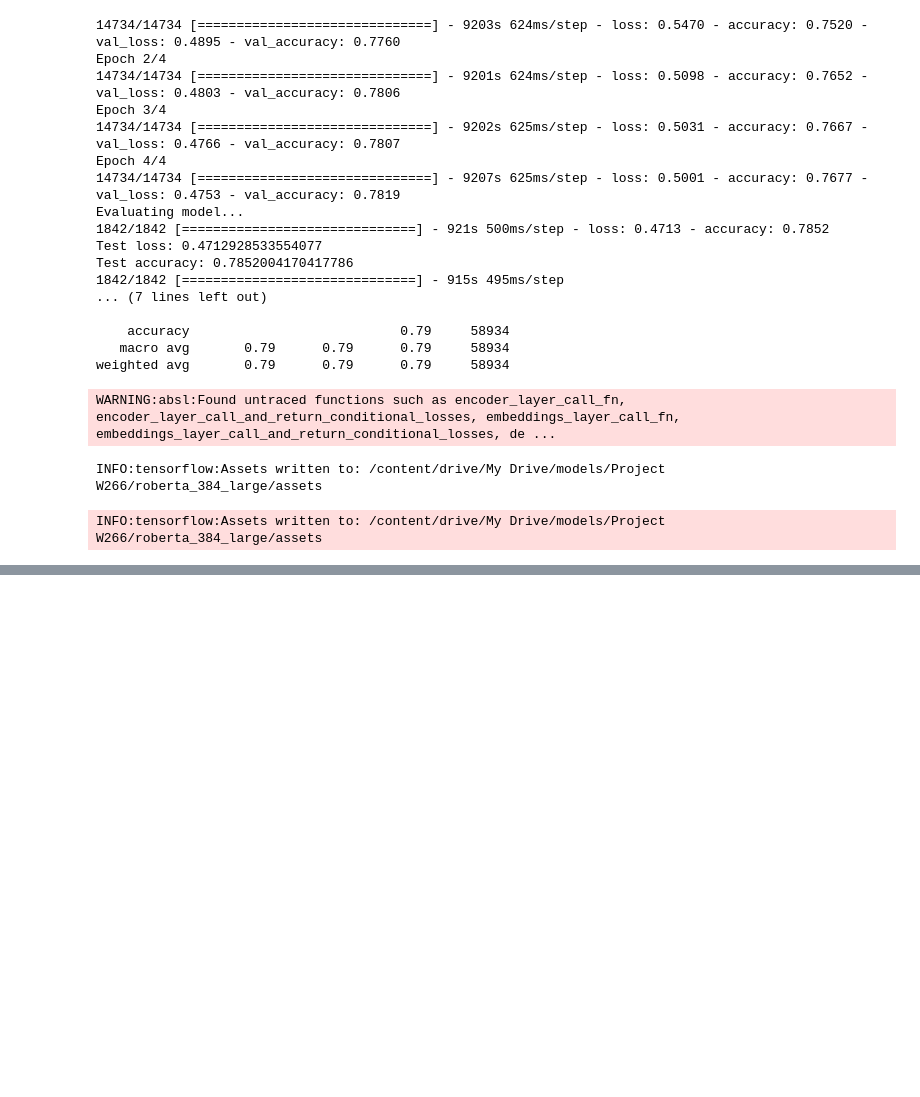
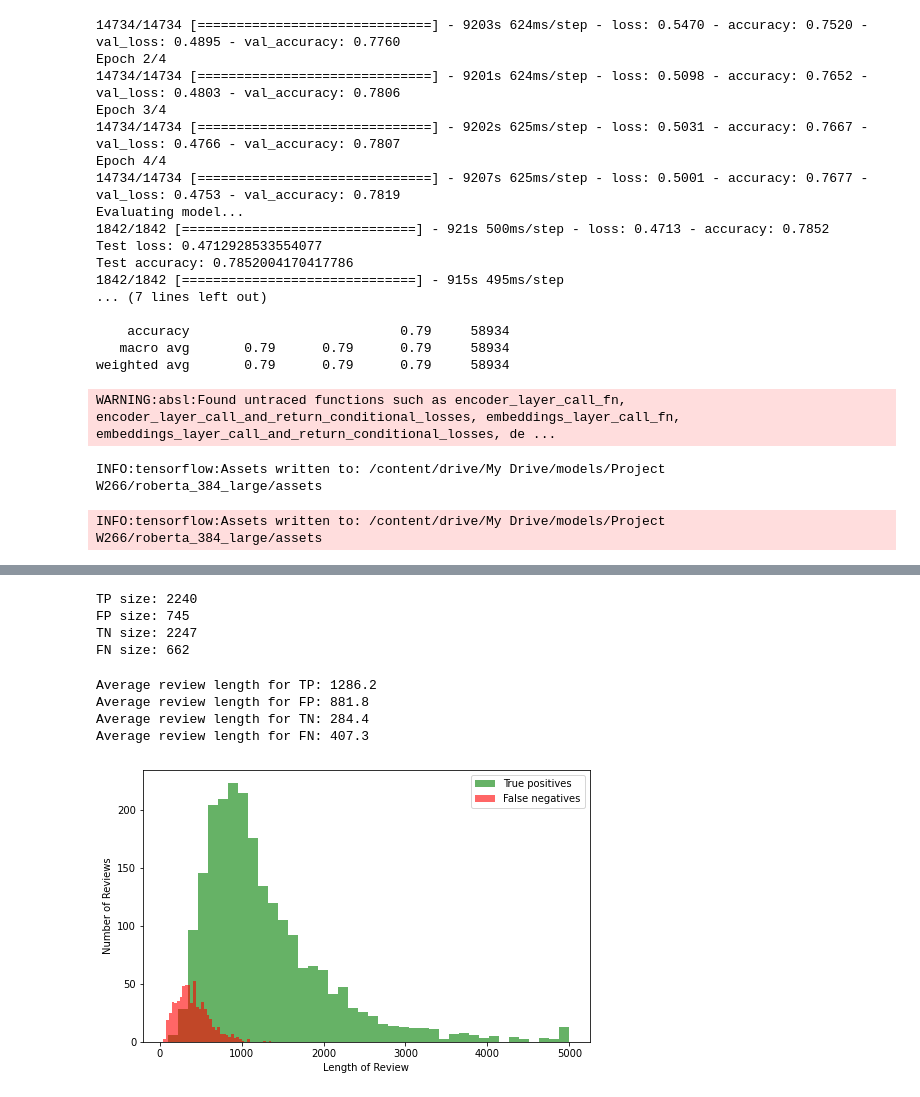
Before and after one commit to toby-p/nlp-bert-predicting-helpfulness, a Jupyter notebook: roBERTa.ipynb, the cells around one changed output, grey strips where cells are left out. Cells and saved outputs as stored; diff of their text form; code cells hidden in the pictures; blank space fills up the shorter version.

```diff
--- a/roBERTa.ipynb
+++ b/roBERTa.ipynb
@@ -116,7 +115,7 @@ def tokenize(length, data, tokenizer):
                 return_tensors='tf')
   return encodings
 
-def run_roberta(length, tokenizer, model_name, optimizer=None):
+def run_roberta(length, tokenizer, model_name, x_train, y_train, x_valid, y_valid, x_test, y_test, optimizer=None):
   """ Tokenizes, trains and evaluates roBERTa models for different max_lengths
   """
   print(f"This model will be saved as {model_name}")
@@ -406,0 +378,4 @@ INFO:tensorflow:Assets written to: /content/drive/My Drive/models/Project W266/r
+# %%
+# load previous best model to do some error analysis:
+saved_model = create_roberta_model()
+saved_model.load_weights('/content/drive/My Drive/models/Project W266/roberta_model_384')
@@ -406,0 +388,15 @@ INFO:tensorflow:Assets written to: /content/drive/My Drive/models/Project W266/r
+# %%
+test_encodings_roberta = tokenize(384, x_test, roberta_tokenizer)
+
+print(f'Created encoding for test data with shape {test_encodings_roberta.input_ids.shape}')
+
+print('Evaluating model...')
+score = saved_model.evaluate([test_encodings_roberta.input_ids, test_encodings_roberta.attention_mask], y_test)
+
+print("Test loss:", score[0])
+print("Test accuracy:", score[1])
+
+predictions = saved_model.predict([test_encodings_roberta.input_ids, test_encodings_roberta.attention_mask])
+preds = predictions.to_tuple()[0].argmax(1)
+print('\n Classification Report:\n')
+print(classification_report(y_test, preds))
@@ -406,0 +421,37 @@ INFO:tensorflow:Assets written to: /content/drive/My Drive/models/Project W266/r
+# %%
+test_results = pd.DataFrame({'text': x_test, 'label': y_test, 'pred': preds})
+test_results['text_length'] = [len(t) for t in test_results.text]
+TP = test_results[(test_results.label == 1) & (test_results.pred == 1)]
+FP = test_results[(test_results.label == 0) & (test_results.pred == 1)]
+TN = test_results[(test_results.label == 0) & (test_results.pred == 0)]
+FN = test_results[(test_results.label == 1) & (test_results.pred == 0)]
+
+print(f'TP size: {TP.shape[0]}')
+print(f'FP size: {FP.shape[0]}')
+print(f'TN size: {TN.shape[0]}')
+print(f'FN size: {FN.shape[0]}')
+# %% [output]
+TP size: 2240
+FP size: 745
+TN size: 2247
+FN size: 662
+# %%
+print(f'Average review length for TP: {round(TP.text_length.mean(), 1)}')
+print(f'Average review length for FP: {round(FP.text_length.mean(), 1)}')
+print(f'Average review length for TN: {round(TN.text_length.mean(), 1)}')
+print(f'Average review length for FN: {round(FN.text_length.mean(), 1)}')
+# %% [output]
+Average review length for TP: 1286.2
+Average review length for FP: 881.8
+Average review length for TN: 284.4
+Average review length for FN: 407.3
+# %%
+fig, ax = plt.subplots(figsize=(8, 5));
+ax.hist(TP.text_length, bins=40, color='g', alpha=0.6, label="True positives")
+ax.hist(FN.text_length, bins=40, color='r', alpha=0.6, label="False negatives")
+ax.set_xlabel("Length of Review")
+ax.set_ylabel("Number of Reviews")
+plt.legend()
+plt.show()
+# %% [output]
+[figure, added]
```
Also changed, not shown: parts of 32 cells of this notebook.
